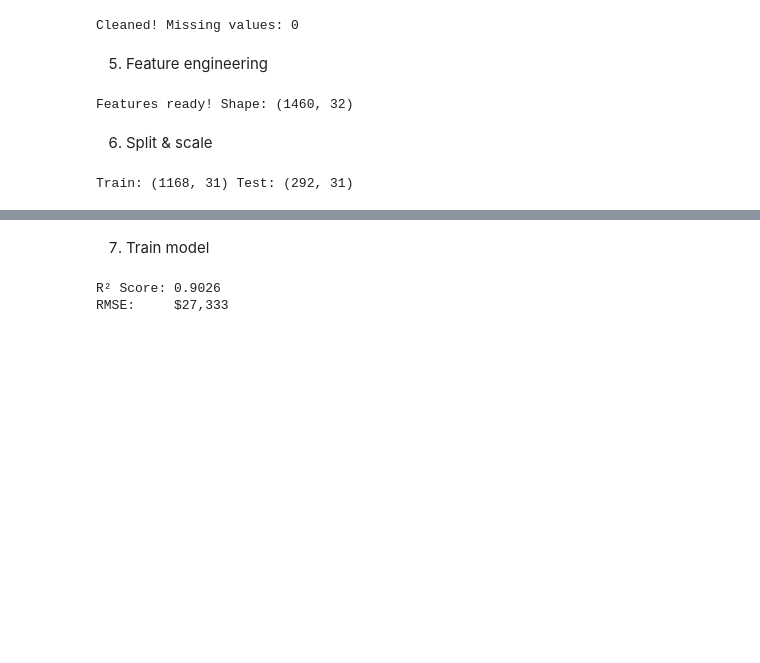
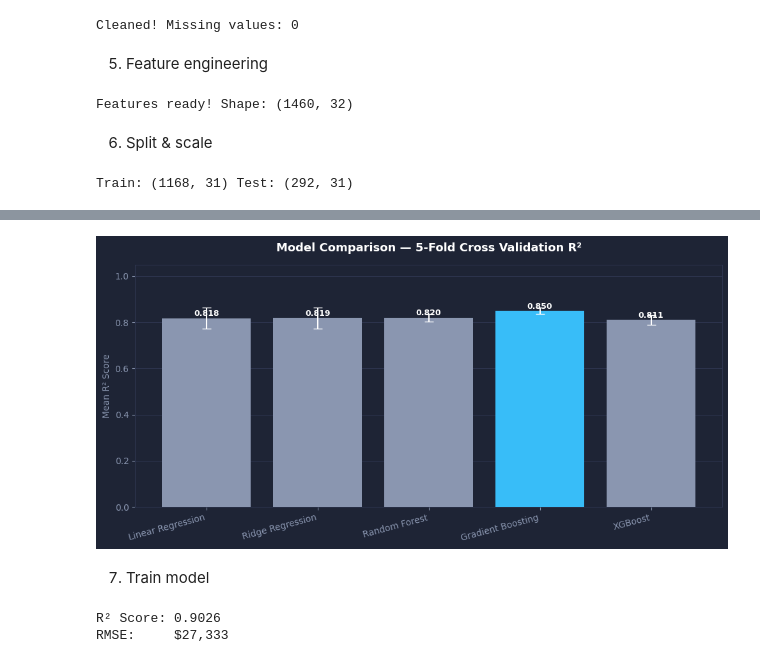
Before and after one commit to gauridiwase-bit/Housepriceprediction, a Jupyter notebook: notebooks/Training.ipynb, the cells around one changed output, grey strips where cells are left out. Saved outputs shown, nothing was run; the diff lists cells and outputs as text; code cells hidden in the pictures; blank space fills up the shorter version.

```diff
--- a/notebooks/Training.ipynb
+++ b/notebooks/Training.ipynb
@@ -96,0 +144,86 @@ Train: (1168, 31) Test: (292, 31)
+# %%
+print("\n" + "="*60)
+print("  MODEL SELECTION — 5-FOLD CROSS VALIDATION")
+print("="*60)
+
+# Define candidate models with default parameters
+candidate_models = {
+    "Linear Regression"   : LinearRegression(),
+    "Ridge Regression"    : Ridge(alpha=1.0),
+    "Random Forest"       : RandomForestRegressor(n_estimators=100, random_state=42),
+    "Gradient Boosting"   : GradientBoostingRegressor(n_estimators=100, random_state=42),
+    "XGBoost"             : XGBRegressor(n_estimators=100, random_state=42, verbosity=0),
+}
+
+# 5-Fold Cross Validation setup
+kf = KFold(n_splits=5, shuffle=True, random_state=42)
+
+# Store results for comparison
+cv_results = {}
+
+print(f"\n  {'Algorithm':<25} {'Mean R²':>10} {'Std R²':>10} {'Mean RMSE':>14}")
+print(f"  {'-'*25} {'-'*10} {'-'*10} {'-'*14}")
+
+for name, candidate in candidate_models.items():
+
+    # Cross-validation R² scores
+    r2_scores = cross_val_score(
+        candidate, X_train_scaled, y_train,
+        cv      = kf,
+        scoring = 'r2',
+        n_jobs  = -1
+    )
+
+    # Cross-validation Negative RMSE scores
+    rmse_scores = cross_val_score(
+        candidate, X_train_scaled, y_train,
+        cv      = kf,
+        scoring = 'neg_root_mean_squared_error',
+        n_jobs  = -1
+    )
+
+    mean_r2   = r2_scores.mean()
+    std_r2    = r2_scores.std()
+    mean_rmse = (-rmse_scores.mean())
+
+    cv_results[name] = {
+        'mean_r2'  : mean_r2,
+        'std_r2'   : std_r2,
+        'mean_rmse': mean_rmse,
+        'scores'   : r2_scores
+    }
+
+    # Mark best performing model
+    marker = " ◀ BEST" if name == max(cv_results, key=lambda k: cv_results[k]['mean_r2']) else ""
+    print(f"  {name:<25} {mean_r2:>10.4f} {std_r2:>10.4f} {mean_rmse:>14.4f}{marker}")
+
+# Select best model automatically based on highest mean R²
+best_model_name = max(cv_results, key=lambda k: cv_results[k]['mean_r2'])
+print(f"\n  ✅ Best Algorithm Selected : {best_model_name}")
+print(f"  ✅ Cross-Val R² Score      : {cv_results[best_model_name]['mean_r2']:.4f}")
+print("="*60)
+
+# Visualize model comparison
+fig, ax = plt.subplots(figsize=(10, 5))
+names  = list(cv_results.keys())
+scores = [cv_results[n]['mean_r2'] for n in names]
+errors = [cv_results[n]['std_r2']  for n in names]
+colors = ['#38bdf8' if n == best_model_name else '#8a96b0' for n in names]
+bars   = ax.bar(names, scores, color=colors, edgecolor='none', zorder=3)
+ax.errorbar(names, scores, yerr=errors, fmt='none', color='white', capsize=5, zorder=4)
+ax.set_facecolor('#1e2435')
+fig.patch.set_facecolor('#1e2435')
+ax.set_title('Model Comparison — 5-Fold Cross Validation R²',
+             color='white', fontsize=13, fontweight='bold', pad=15)
+ax.set_ylabel('Mean R² Score', color='#8a96b0')
+ax.set_ylim(0, 1.05)
+ax.tick_params(colors='#8a96b0')
+ax.spines[:].set_color('#2e3650')
+ax.yaxis.grid(True, color='#2e3650', zorder=0)
+for bar, score in zip(bars, scores):
+    ax.text(bar.get_x() + bar.get_width()/2, bar.get_height() + 0.01,
+            f'{score:.3f}', ha='center', color='white', fontsize=9, fontweight='bold')
+plt.xticks(rotation=15, ha='right')
+plt.tight_layout()
+plt.show()
+# %% [output]
@@ -97,3 +245,4 @@ Train: (1168, 31) Test: (292, 31)
+[figure, added]
 # %% [markdown]
 7. Train model
 # %%
```
Also changed, not shown: parts of 10 cells of this notebook, 3 other files.
